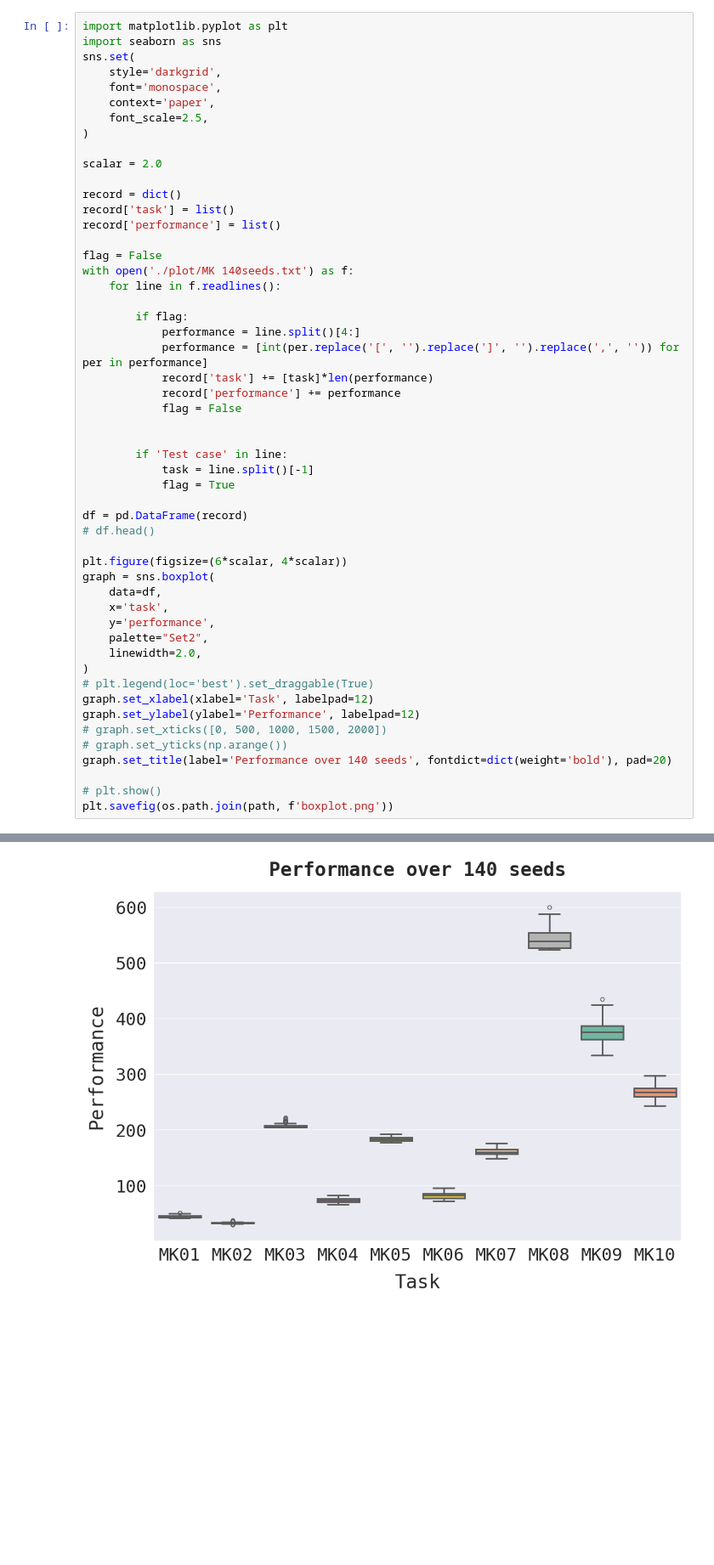
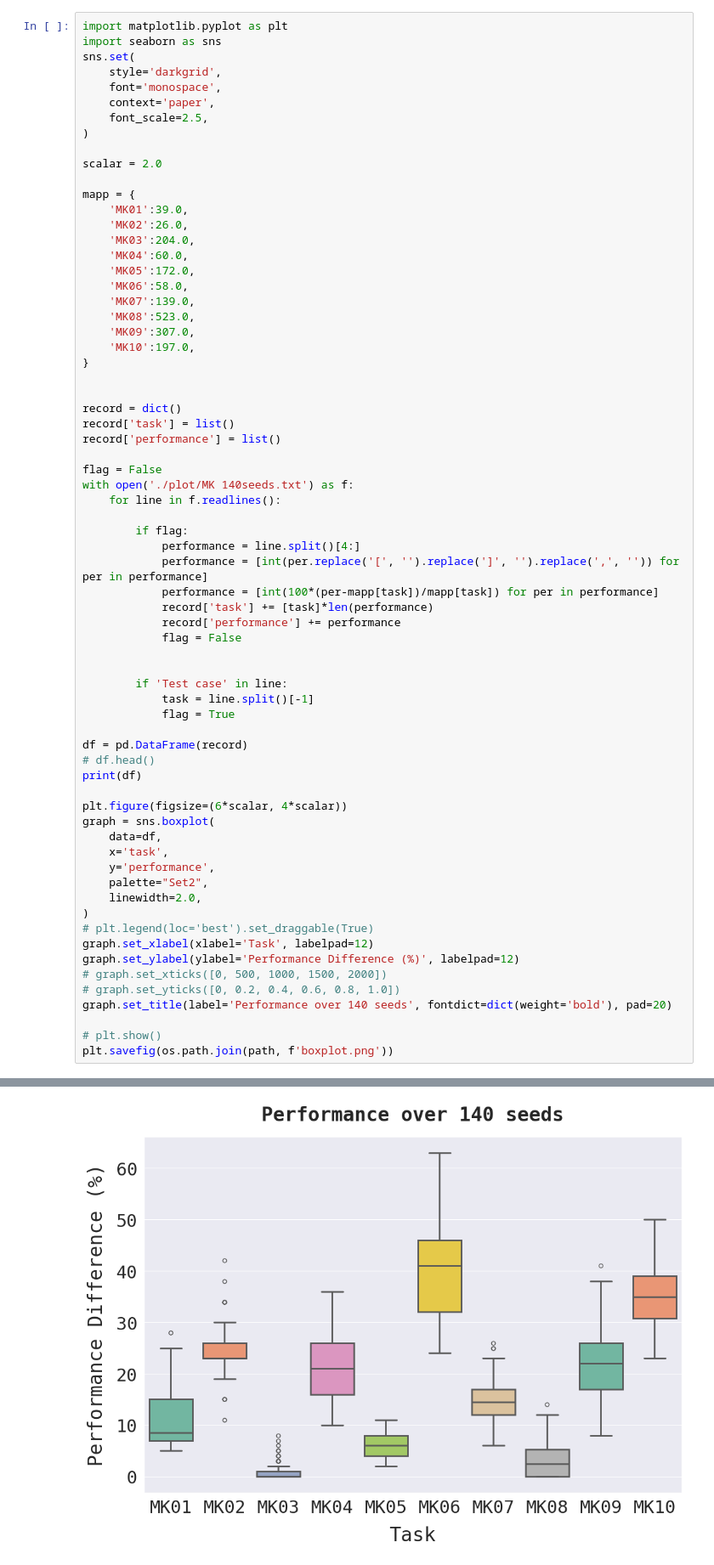
Before and after one commit to Raydiation/GA_FJSP, a Jupyter notebook: plot.ipynb, the cells around one changed output, grey strips where cells are left out. Shown at 85% size. Saved outputs shown, nothing was run; the diff lists cells and outputs as text; blank space fills up the shorter version.

```diff
--- a/plot.ipynb
+++ b/plot.ipynb
@@ -114,6 +114,20 @@ sns.set(
 
 scalar = 2.0
 
+mapp = {
+    'MK01':39.0,
+    'MK02':26.0,
+    'MK03':204.0,
+    'MK04':60.0,
+    'MK05':172.0,
+    'MK06':58.0,
+    'MK07':139.0,
+    'MK08':523.0,
+    'MK09':307.0,
+    'MK10':197.0,
+}
+
+
 record = dict()
 record['task'] = list()
 record['performance'] = list()
@@ -125,6 +139,7 @@ with open('./plot/MK 140seeds.txt') as f:
         if flag:
             performance = line.split()[4:]
             performance = [int(per.replace('[', '').replace(']', '').replace(',', '')) for per in performance]
+            performance = [int(100*(per-mapp[task])/mapp[task]) for per in performance]
             record['task'] += [task]*len(performance)
             record['performance'] += performance
             flag = False
@@ -136,6 +151,7 @@ with open('./plot/MK 140seeds.txt') as f:
 
 df = pd.DataFrame(record)
 # df.head()
+print(df)
 
 plt.figure(figsize=(6*scalar, 4*scalar))
 graph = sns.boxplot(
@@ -147,9 +163,9 @@ graph = sns.boxplot(
 )
 # plt.legend(loc='best').set_draggable(True)
 graph.set_xlabel(xlabel='Task', labelpad=12)
-graph.set_ylabel(ylabel='Performance', labelpad=12)
+graph.set_ylabel(ylabel='Performance Difference (%)', labelpad=12)
 # graph.set_xticks([0, 500, 1000, 1500, 2000])
-# graph.set_yticks(np.arange())
+# graph.set_yticks([0, 0.2, 0.4, 0.6, 0.8, 1.0])
 graph.set_title(label='Performance over 140 seeds', fontdict=dict(weight='bold'), pad=20)
 
 # plt.show()
@@ -161,4 +191,4 @@ Passing `palette` without assigning `hue` is deprecated and will be removed in v
-[figure, old version]
+[figure, new version]
 # %%
 import pandas as pd
 
```
Also changed, not shown: parts of 1 cell of this notebook, 1 other file.
